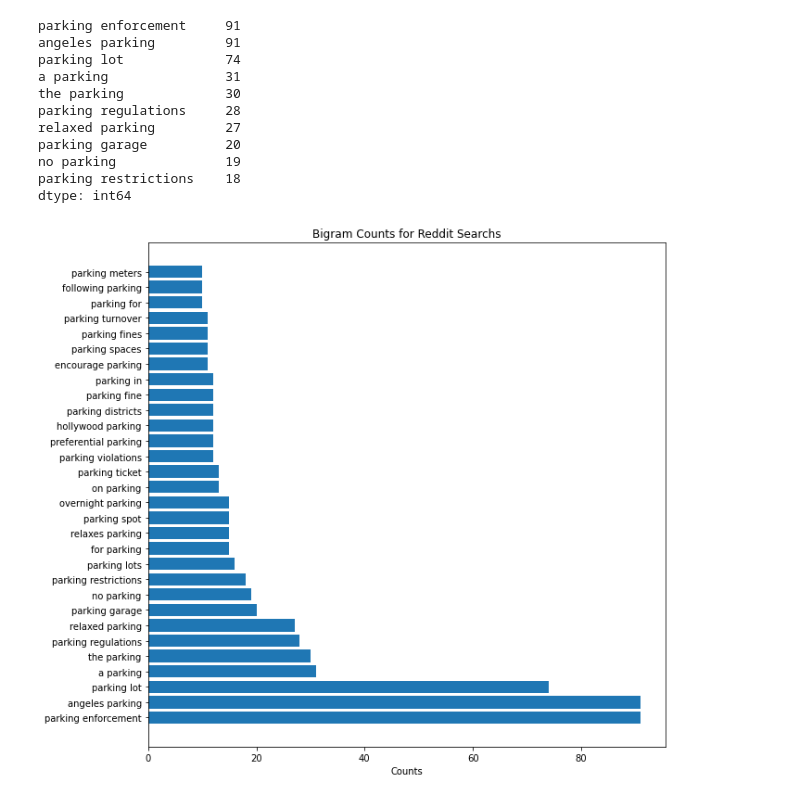
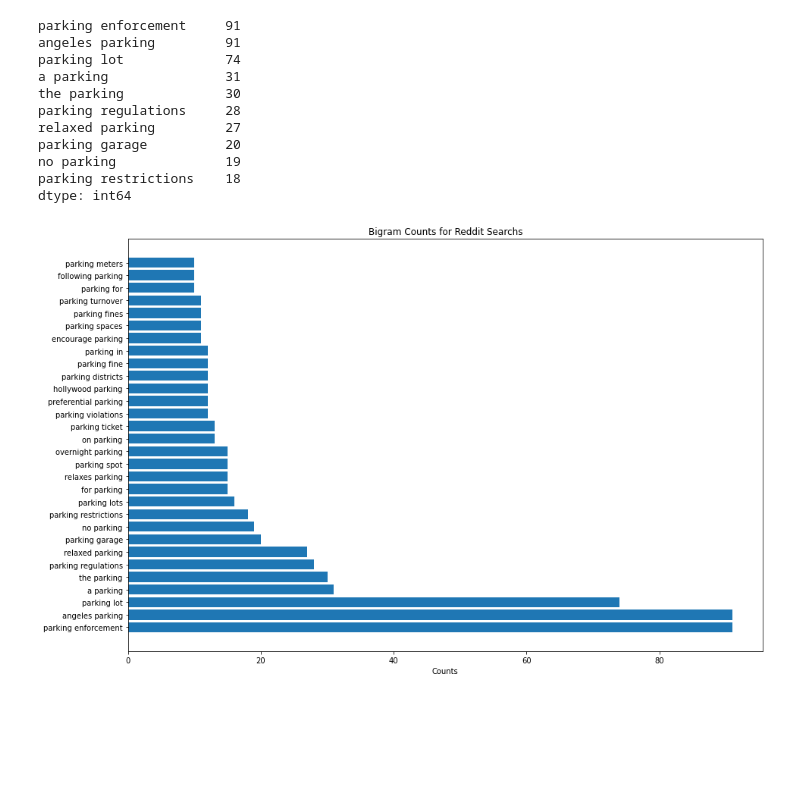
Before and after one commit to hackforla/lucky-parking, a Jupyter notebook: notebooks/1.0-gp-initial_eda.ipynb, the cells around one changed output. Drawn from its saved outputs; the diff is of its cells as text; code cells hidden in the pictures; blank space fills up the shorter version.

Commit message:
added first figure

```diff
--- a/notebooks/1.0-gp-initial_eda.ipynb
+++ b/notebooks/1.0-gp-initial_eda.ipynb
@@ -54,10 +54,10 @@ no parking              19
 parking restrictions    18
 dtype: int64
 # %%
-plt.figure(figsize=(10,10))
+plt.figure(figsize=(15,10))
 plt.barh(biggram_counts[:30].index, biggram_counts[:30].values)
 plt.title('Bigram Counts for Reddit Searchs')
 plt.xlabel('Counts')
-plt.show()
+plt.savefig(PROJECT_DIR / 'reports/figures' / 'tot_bigram_bar.png')
 # %% [output]
-[figure, old version]
+[figure, new version]
```
Also changed, not shown: 1 other file.
